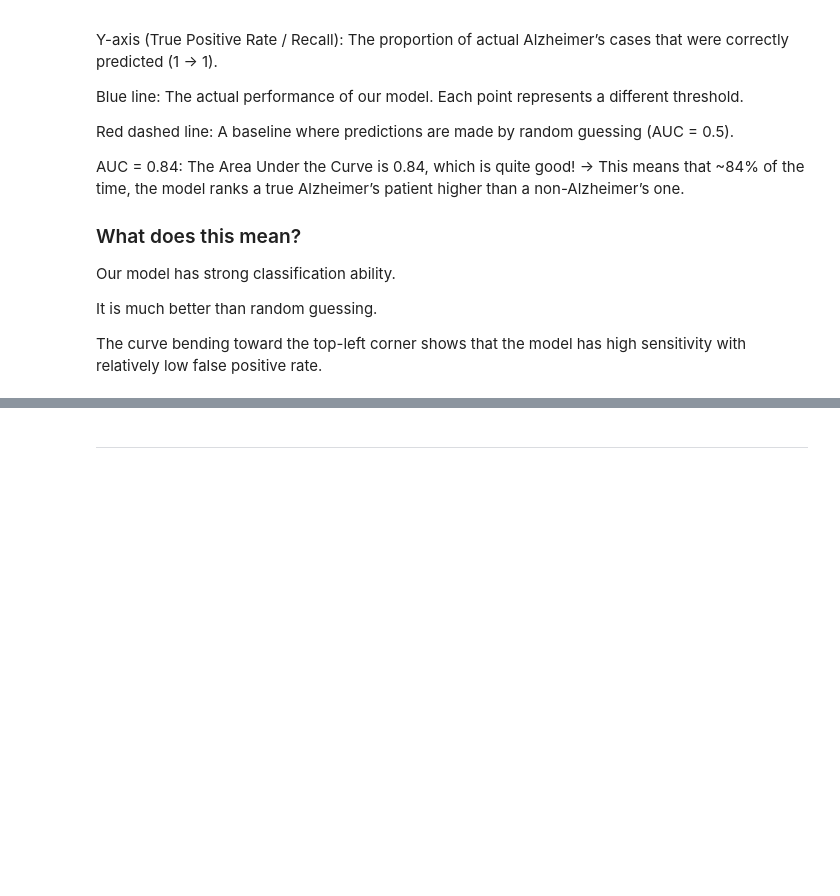
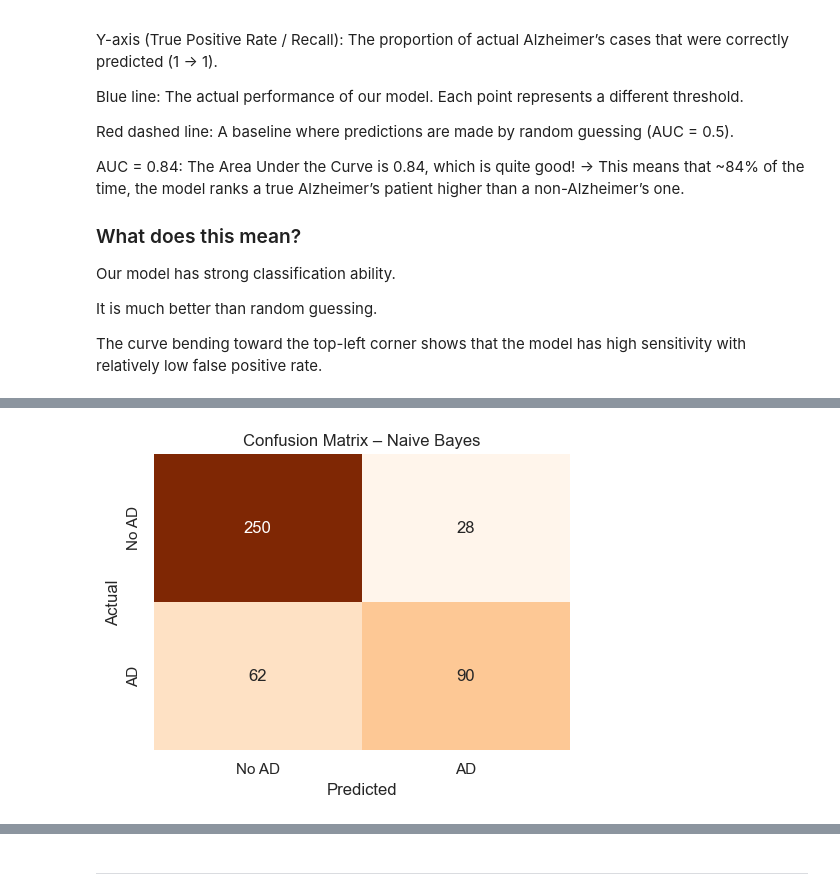
Before and after one commit to FeliciaFavrholdt/BI_EXAM, a Jupyter notebook: Analysis/notebooks/07_Model_Training_ Fatima.ipynb, the cells around one changed output, grey strips where cells are left out. Saved outputs shown, nothing was run; the diff lists cells and outputs as text; code cells hidden in the pictures; blank space fills up the shorter version.

Commit message:
Completed model training and evaluation notebook with comparison plots

```diff
--- a/Analysis/notebooks/07_Model_Training_ Fatima.ipynb
+++ b/Analysis/notebooks/07_Model_Training_ Fatima.ipynb
@@ -437,0 +451,10 @@ The curve bending toward the top-left corner shows that the model has high sensi
+# %%
+from sklearn.naive_bayes import GaussianNB
+
+# Initialize and train model
+nb_model = GaussianNB()
+nb_model.fit(X_train, y_train)
+
+# Make predictions
+nb_pred = nb_model.predict(X_test)
+nb_prob = nb_model.predict_proba(X_test)[:, 1]
@@ -437,0 +484,17 @@ The curve bending toward the top-left corner shows that the model has high sensi
+# %%
+import seaborn as sns
+import matplotlib.pyplot as plt
+
+nb_cm = confusion_matrix(y_test, nb_pred)
+
+plt.figure(figsize=(5, 4))
+sns.heatmap(nb_cm, annot=True, fmt="d", cmap="Oranges", cbar=False,
+            xticklabels=["No AD", "AD"],
+            yticklabels=["No AD", "AD"])
+plt.xlabel("Predicted")
+plt.ylabel("Actual")
+plt.title("Confusion Matrix – Naive Bayes")
+plt.tight_layout()
+plt.show()
+# %% [output]
+[figure, added]
```
Also changed, not shown: parts of 8 cells of this notebook.
